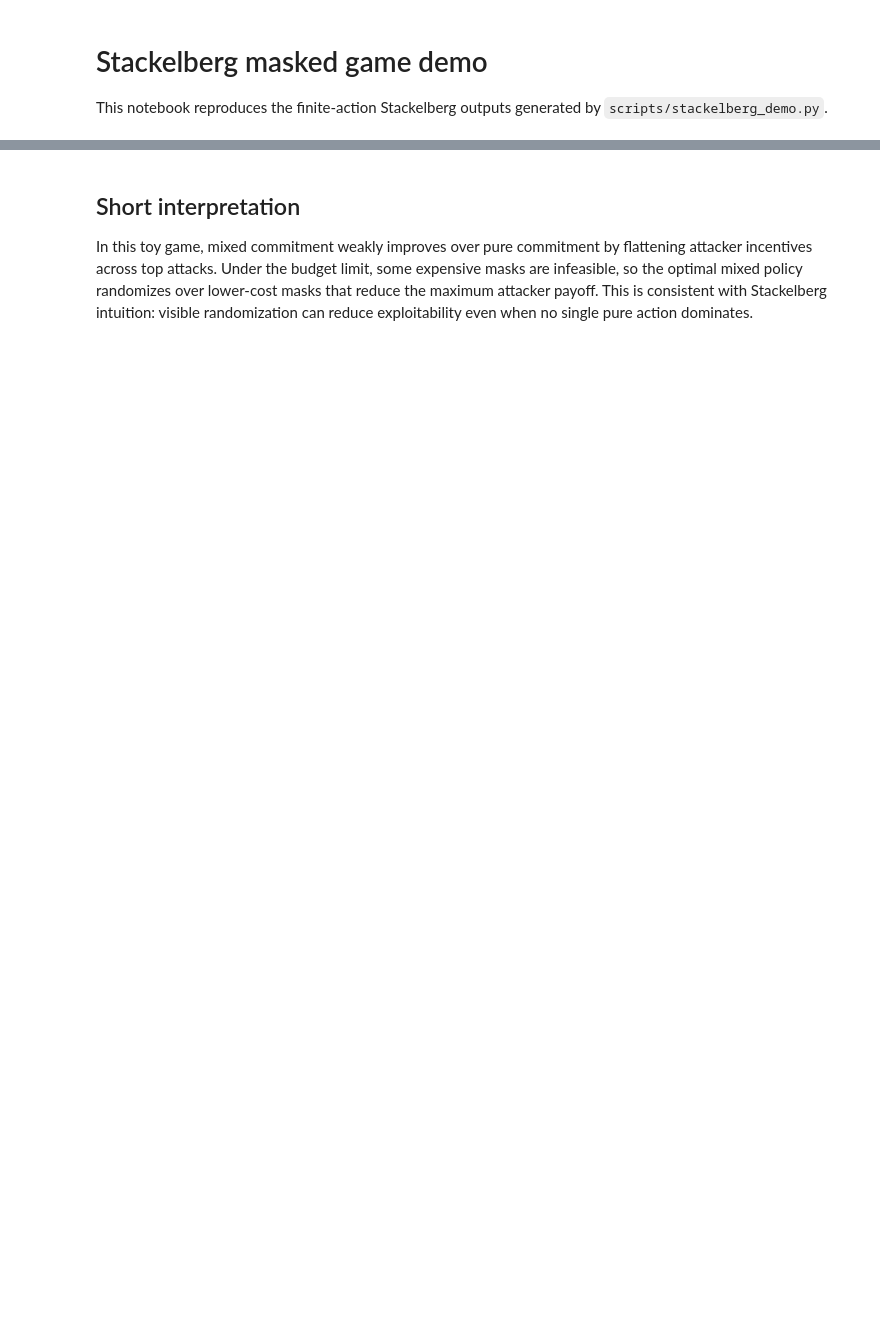
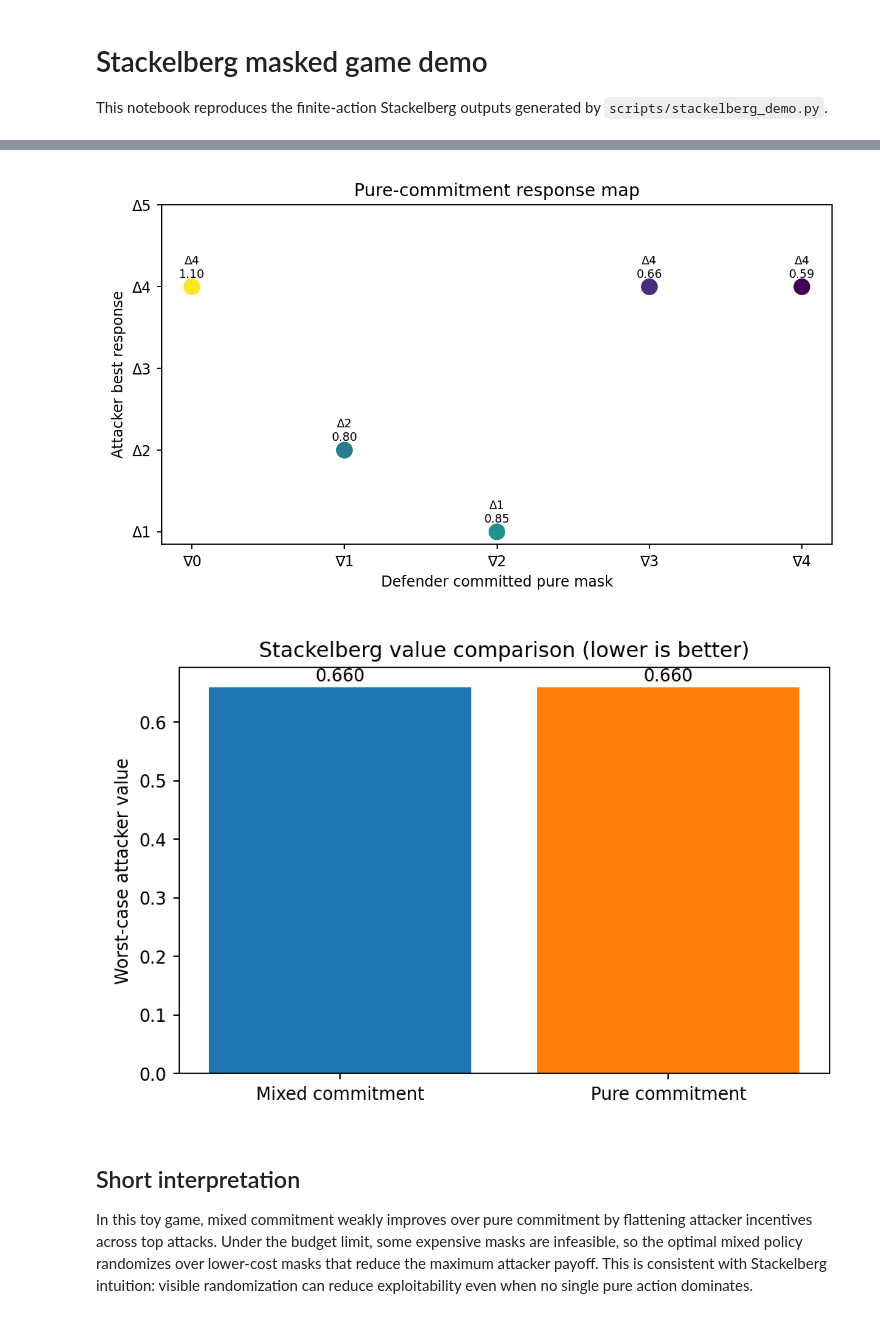
Before and after one commit to perryGabriel/masked-perturbation-model, a Jupyter notebook: notebooks/stackelberg_masked_game_demo.ipynb, the cells around one changed output, grey strips where cells are left out. Cells and saved outputs as stored; diff of their text form; code cells hidden in the pictures; blank space fills up the shorter version.

```diff
--- a/notebooks/stackelberg_masked_game_demo.ipynb
+++ b/notebooks/stackelberg_masked_game_demo.ipynb
@@ -18,8 +39,11 @@ mixed_table, pure_table, exp.sort_values("expected_attacker_utility", ascending=
 # %%
 from IPython.display import Image, display
 
-display(Image(filename="reports/stackelberg/response_map.png"))
-display(Image(filename="reports/stackelberg/value_comparison.png"))
+display(Image(filename="../reports/stackelberg/response_map.png"))
+display(Image(filename="../reports/stackelberg/value_comparison.png"))
+# %% [output]
+[figure, added]
+[figure, added]
 # %% [markdown]
 ## Short interpretation
 
```
Also changed, not shown: parts of 2 cells of this notebook, 2 other files.
